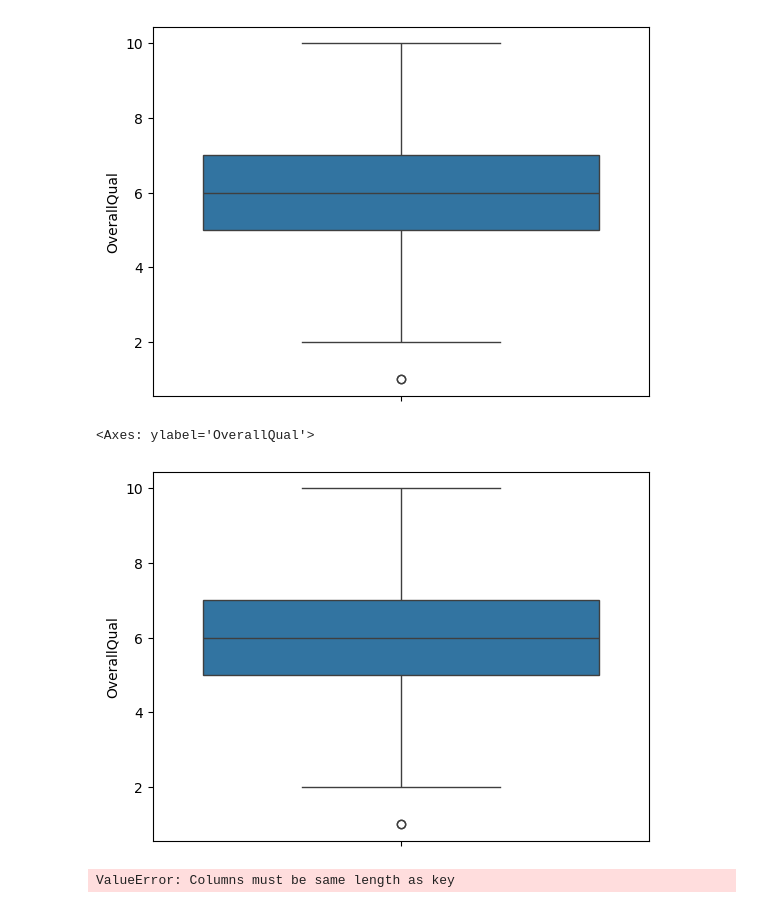
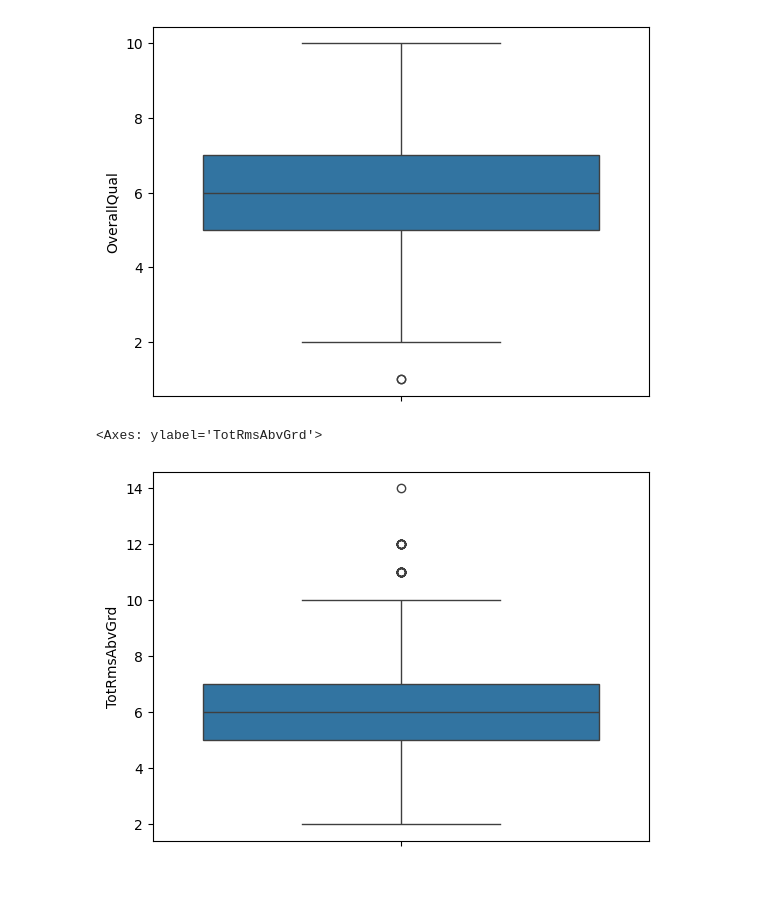
Before and after one commit to geoduin/HousePricePredictor, a Jupyter notebook: data_science_challenge.ipynb, the cells around one changed output. Cells and saved outputs as stored; diff of their text form; code cells hidden in the pictures.

```diff
--- a/data_science_challenge.ipynb
+++ b/data_science_challenge.ipynb
@@ -494,12 +494,7 @@ sns.boxplot(qual_data)
 [figure]
 # %%
 totRmsAbvGrd = train_data_prep["TotRmsAbvGrd"]
-sns.boxplot(qual_data)
+sns.boxplot(totRmsAbvGrd)
 # %% [output]
-<Axes: ylabel='OverallQual'>
+<Axes: ylabel='TotRmsAbvGrd'>
-[figure, old version]
+[figure, new version]
-# %%
-cleaned_data = remove_outliers(train_data_prep)
-cleaned_data.info()
-# %% [output]
-ValueError: Columns must be same length as key
```
Also changed, not shown: parts of 4 cells of this notebook, 1 other file.
